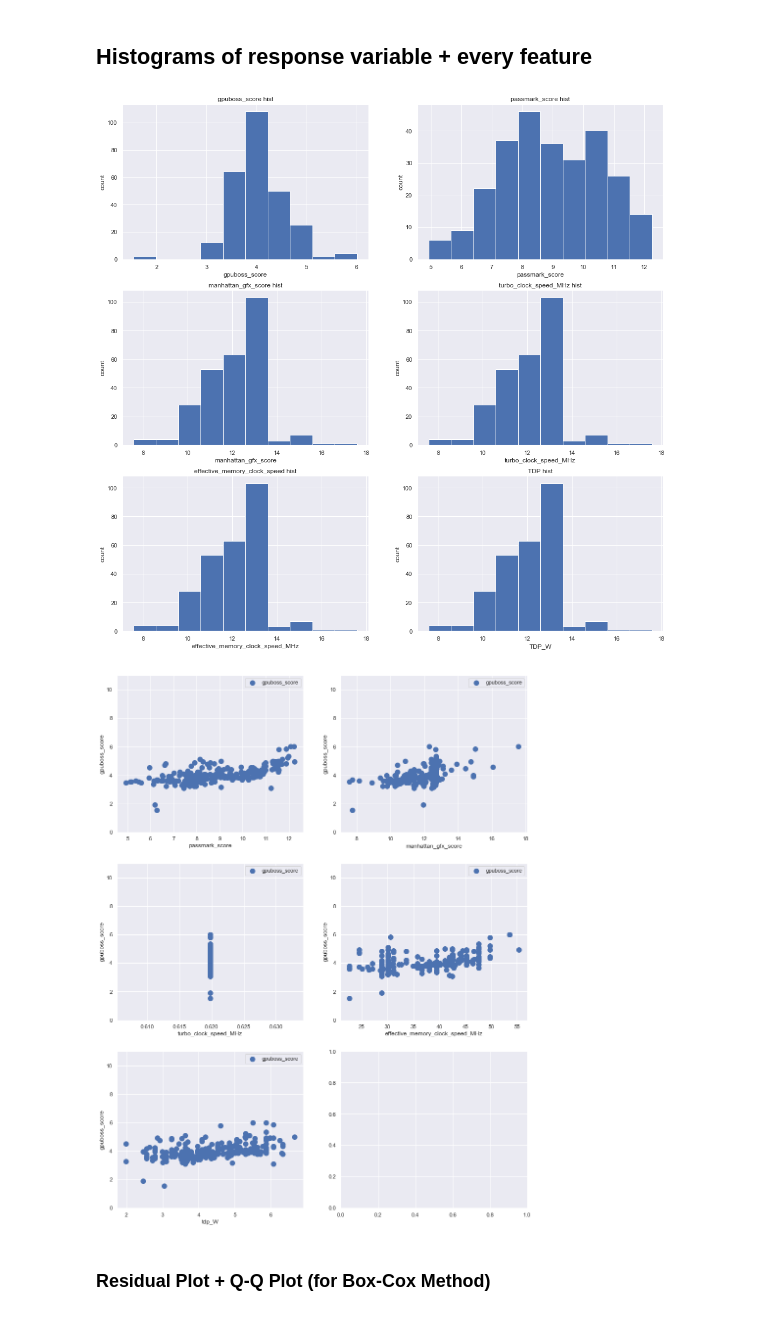
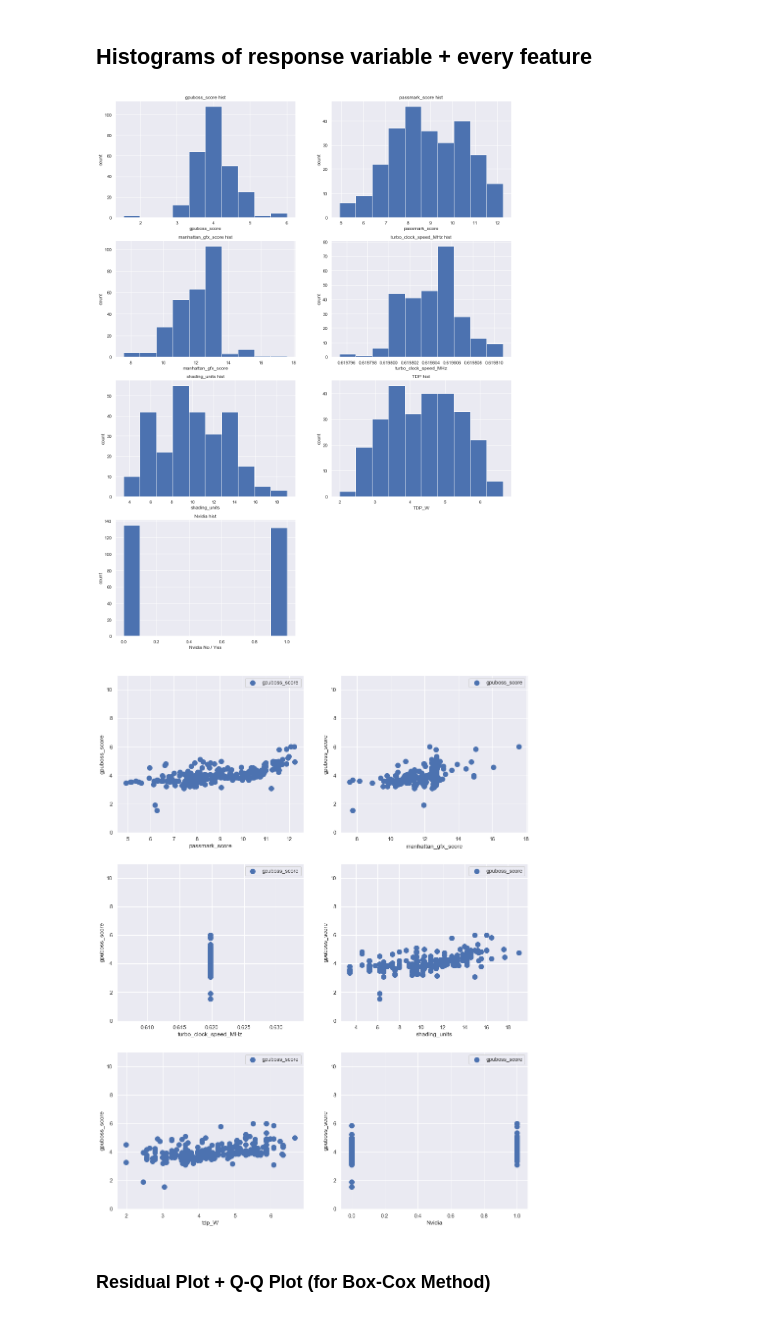
Before and after one commit to stevay/Tackling_GPUBoss_Review_Score, a Jupyter notebook: Project Luther (#2).ipynb, the cells around one changed output. Drawn from its saved outputs; the diff is of its cells as text; code cells hidden in the pictures.

```diff
--- a/Project Luther (#2).ipynb
+++ b/Project Luther (#2).ipynb
@@ -1196,0 +1249,2 @@ from sklearn.cross_validation import cross_val_score
+# %%
+X_select_lesser = X_select_less[col_to_keep]
@@ -1669,23 +1700,20 @@ fig, ax_rows = plt.subplots(3, 2, figsize=(15, 20))
 # Plot the results of a pipeline against ground truth and actual data
 def plot_approximation(feature, ax, label=None):
     """Plot the approximation of ``est`` on axis ``ax``. """
-    #ax.plot(x_plot, f(x_plot), label='ground truth', color='green')
-    ax.scatter(X_reduced_2.iloc[:,feature], y, s=100)
+    ax.scatter(X.iloc[:,feature], y, s=100)
     #ax.plot(x_plot, est.predict(x_plot[:, np.newaxis]), color='red', label=label)
     ax.set_ylim((0, 11))
     #ax.set_xlim((0, 1))
     ax.set_ylabel('gpuboss_score')
-    ax.set_xlabel(X_reduced_2.columns[feature])
+    ax.set_xlabel(X.columns[feature])
     ax.legend(loc='upper right',frameon=True)
 
-for feature in range(5):
-    #est = make_pipeline(PolynomialFeatures(degree), LinearRegression())
-    #est.fit(X, y)
+for feature in range(6):
     # This sets the appropriate axis for each degree (KEEP)
     ax_row_left, ax_row_right = ax_rows[feature//2]
     if feature%2 == 0:
         ax = ax_row_left
     else:
         ax = ax_row_right
-    plot_approximation(feature, ax, label='feature=%s' % X_reduced_2.columns[feature])
+    plot_approximation(feature, ax, label='feature=%s' % X.columns[feature])
 # %% [output]
@@ -1694,7 +1722,7 @@ for feature in range(5):
 ## quickly save latest dataframe via pickle
 # %%
 # concat the latest dataframe of GPU features with target variable
-df_final = pd.concat([y,X_reduced_2],axis=1)
+df_final = pd.concat([y,X],axis=1)
 # %%
 # save updated DataFrame with Pickle - dump into new file
 with open('data/df_final.pkl','wb') as picklefile:
@@ -1756,7 +1784,7 @@ def plot_approximation(feature, ax, label=None):
     ax.set_xlabel(X_reduced_3.columns[feature])
     ax.legend(loc='upper right',frameon=True)
 
-for feature in range(5):
+for feature in range(6):
     #est = make_pipeline(PolynomialFeatures(degree), LinearRegression())
     #est.fit(X, y)
     # This sets the appropriate axis for each degree (KEEP)
@@ -1909,46 +1927,52 @@ y_4 = df_final.iloc[:,0]
 ## Histograms of response variable + every feature
 # %%
 #histogram of all features + response variable
-plt.figure(figsize=(18,18))
+plt.figure(figsize=(18,25))
 
 # regression plot
-plt.subplot(3,2,1)
+plt.subplot(4,2,1)
 plt.hist(df_final.gpuboss_score)
 plt.title("gpuboss_score hist")
 plt.xlabel("gpuboss_score")
 plt.ylabel("count")
 
-plt.subplot(3,2,2)
+plt.subplot(4,2,2)
 plt.hist(df_final.passmark_score)
 plt.title("passmark_score hist")
 plt.xlabel("passmark_score")
 plt.ylabel("count")
 
-plt.subplot(3,2,3)
+plt.subplot(4,2,3)
 plt.hist(df_final.manhattan_gfx_score)
 plt.title("manhattan_gfx_score hist")
 plt.xlabel("manhattan_gfx_score")
 plt.ylabel("count")
 
-plt.subplot(3,2,4)
-plt.hist(df_final.manhattan_gfx_score)
+plt.subplot(4,2,4)
+plt.hist(df_final.turbo_clock_speed_MHz)
 plt.title("turbo_clock_speed_MHz hist")
 plt.xlabel("turbo_clock_speed_MHz")
 plt.ylabel("count")
 
-plt.subplot(3,2,5)
-plt.hist(df_final.manhattan_gfx_score)
-plt.title("effective_memory_clock_speed hist")
-plt.xlabel("effective_memory_clock_speed_MHz")
+plt.subplot(4,2,5)
+plt.hist(df_final.shading_units)
+plt.title("shading_units hist")
+plt.xlabel("shading_units")
 plt.ylabel("count")
 
-plt.subplot(3,2,6)
-plt.hist(df_final.manhattan_gfx_score)
+plt.subplot(4,2,6)
+plt.hist(df_final.tdp_W)
 plt.title("TDP hist")
 plt.xlabel("TDP_W")
 plt.ylabel("count");
+
+plt.subplot(4,2,7)
+plt.hist(df_final.Nvidia)
+plt.title("Nvidia hist")
+plt.xlabel("Nvidia No / Yes")
+plt.ylabel("count");
 # %% [output]
-[figure, old version]
+[figure, new version]
 # %%
 # Set up a figure and axes for 5 plots, 2 per row for 3 rows
 fig, ax_rows = plt.subplots(3, 2, figsize=(15, 20))
@@ -1956,18 +1980,14 @@ fig, ax_rows = plt.subplots(3, 2, figsize=(15, 20))
 # Plot the results of a pipeline against ground truth and actual data
 def plot_approximation(feature, ax, label=None):
     """Plot the approximation of ``est`` on axis ``ax``. """
-    #ax.plot(x_plot, f(x_plot), label='ground truth', color='green')
     ax.scatter(X_reduced_4.iloc[:,feature], y_4, s=100)
-    #ax.plot(x_plot, est.predict(x_plot[:, np.newaxis]), color='red', label=label)
     ax.set_ylim((0, 11))
     #ax.set_xlim((0, 1))
     ax.set_ylabel('gpuboss_score')
     ax.set_xlabel(X_reduced_4.columns[feature])
     ax.legend(loc='upper right',frameon=True)
 
-for feature in range(5):
-    #est = make_pipeline(PolynomialFeatures(degree), LinearRegression())
-    #est.fit(X, y)
+for feature in range(6):
     # This sets the appropriate axis for each degree (KEEP)
     ax_row_left, ax_row_right = ax_rows[feature//2]
     if feature%2 == 0:
@@ -1976,7 +1996,7 @@ for feature in range(5):
         ax = ax_row_right
     plot_approximation(feature, ax, label='feature=%s' % X_reduced_4.columns[feature])
 # %% [output]
-[figure, old version]
+[figure, new version]
 # %% [markdown]
 ### Residual Plot + Q-Q Plot (for Box-Cox Method)
 # %%
```
Also changed, not shown: parts of 225 cells of this notebook, 8 other files.
